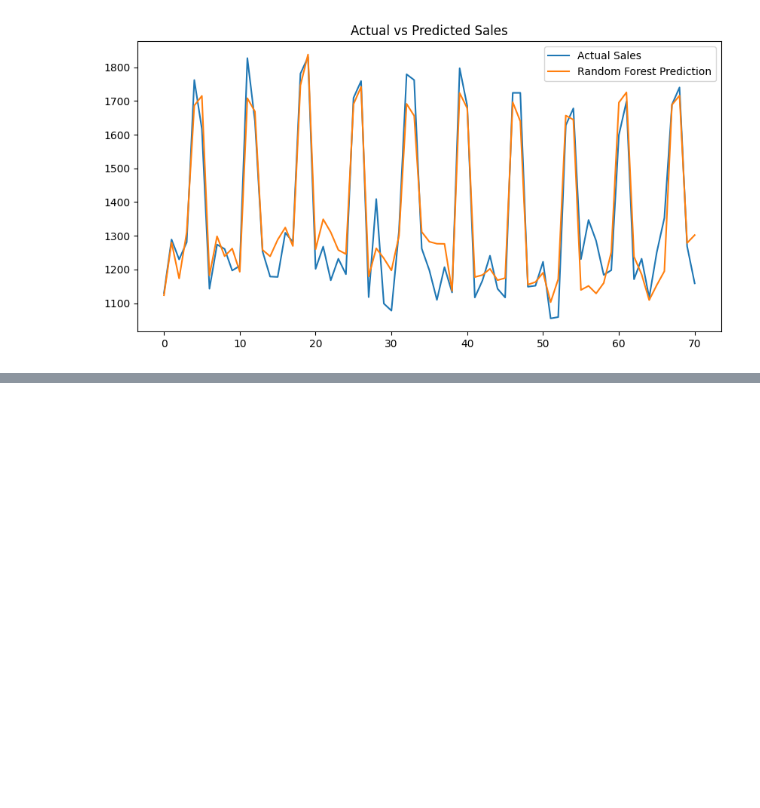
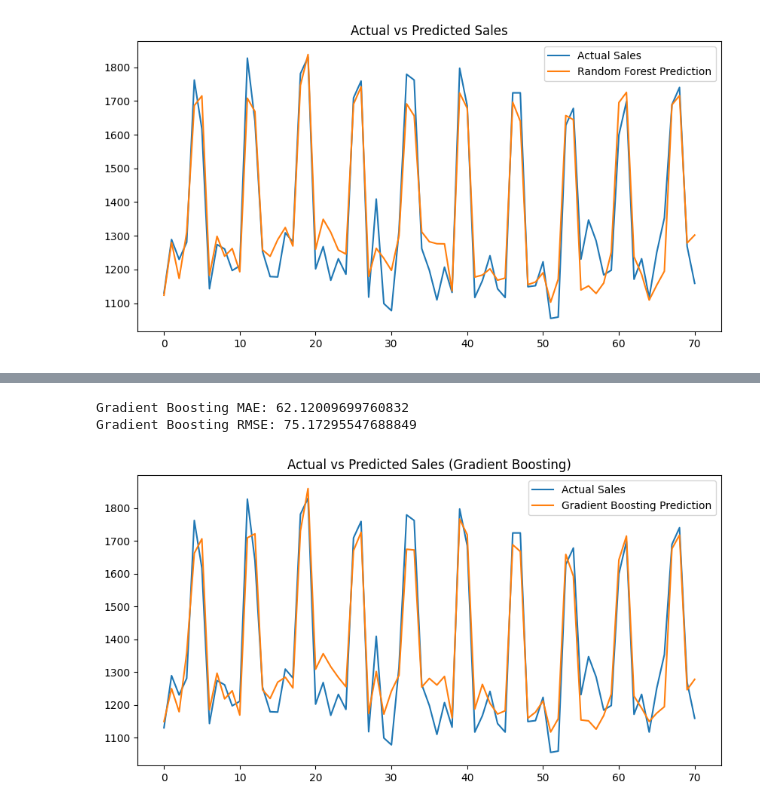
Before and after one commit to kritee02/Restaurant_dashboard, a Jupyter notebook: final-project2026.ipynb, the cells around one changed output, grey strips where cells are left out. Saved outputs shown, nothing was run; the diff lists cells and outputs as text; code cells hidden in the pictures; blank space fills up the shorter version.

```diff
--- a/final-project2026.ipynb
+++ b/final-project2026.ipynb
@@ -419,0 +393,39 @@ seasonality in restaurant demand.
+# %%
+# =========================
+# GRADIENT BOOSTING MODEL
+# =========================
+
+from sklearn.ensemble import GradientBoostingRegressor
+
+gbr = GradientBoostingRegressor(
+    n_estimators=100,
+    learning_rate=0.1,
+    max_depth=3,
+    random_state=42
+)
+
+gbr.fit(X_train, y_train)
+y_pred_gbr = gbr.predict(X_test)
+
+from sklearn.metrics import mean_absolute_error, mean_squared_error
+
+mae_gbr = mean_absolute_error(y_test, y_pred_gbr)
+rmse_gbr = mean_squared_error(y_test, y_pred_gbr) ** 0.5
+
+print("Gradient Boosting MAE:", mae_gbr)
+print("Gradient Boosting RMSE:", rmse_gbr)
+# %% [output]
+Gradient Boosting MAE: 62.12009699760832
+Gradient Boosting RMSE: 75.17295547688849
+# %%
+plt.figure(figsize=(10,5))
+
+plt.plot(y_test.values, label="Actual Sales")
+plt.plot(y_pred_gbr, label="Gradient Boosting Prediction")
+
+plt.legend()
+plt.title("Actual vs Predicted Sales (Gradient Boosting)")
+
+plt.show()
+# %% [output]
+[figure, added]
```
Also changed, not shown: parts of 18 cells of this notebook, 3 other files.
